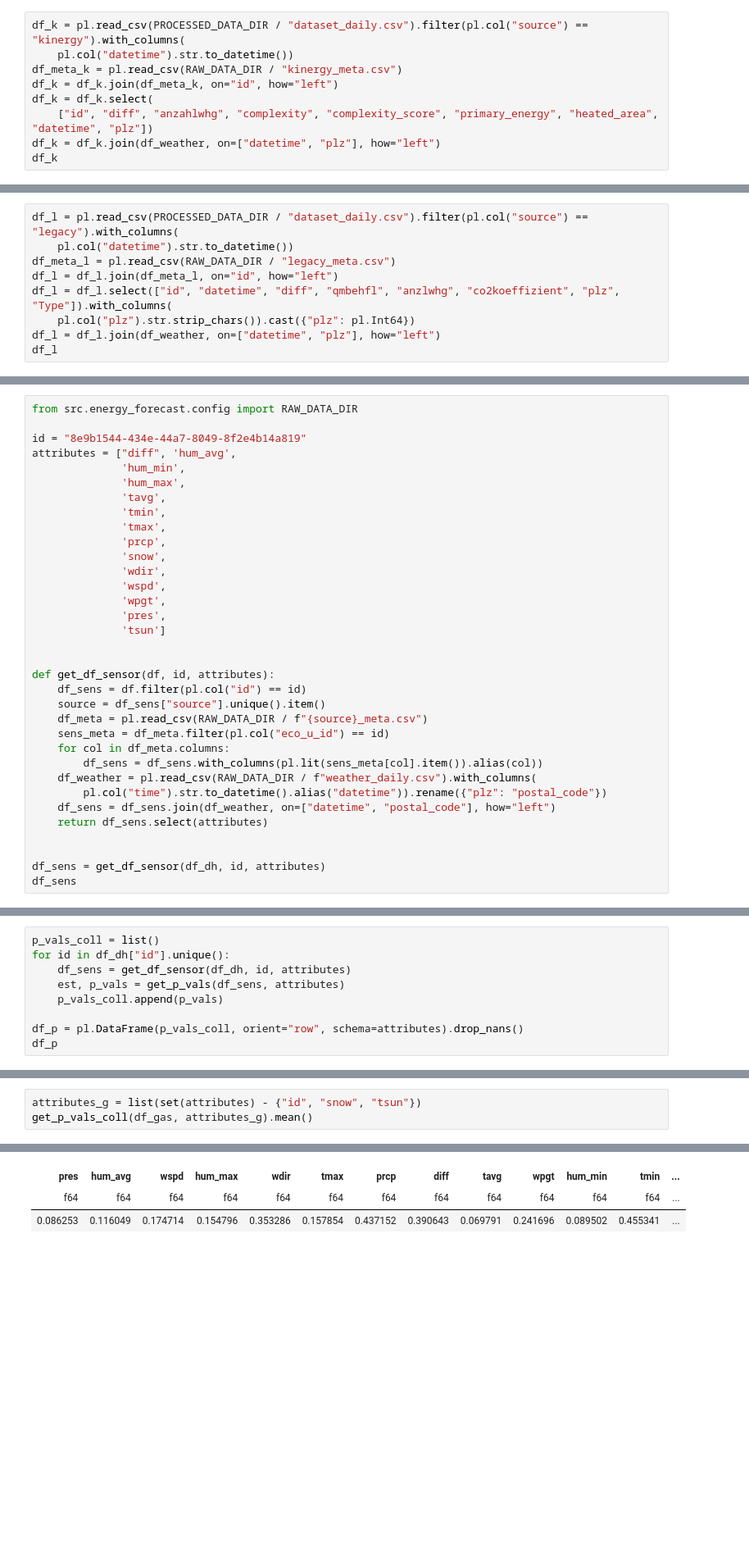
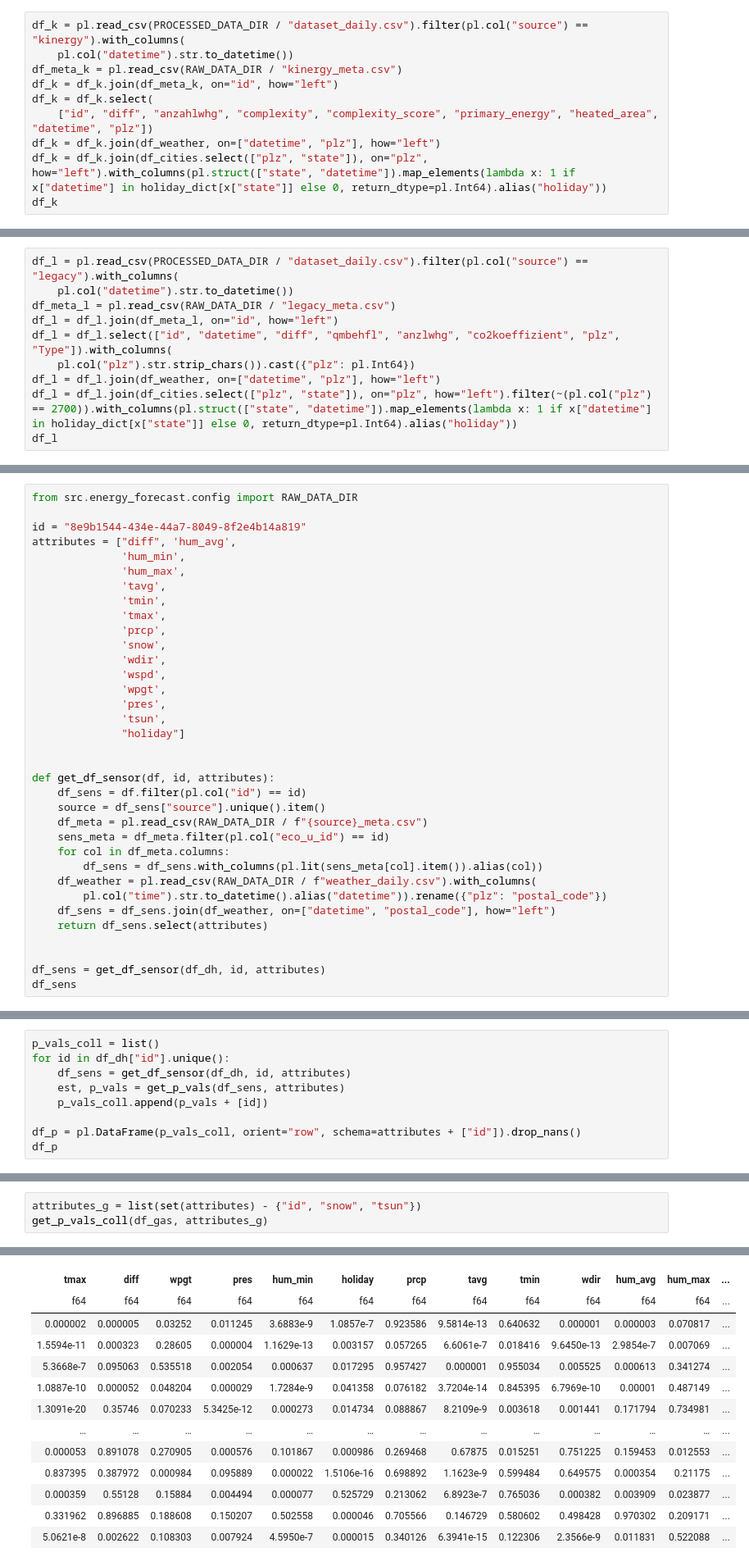
Before and after one commit to marja-w/energy-forecast-benchmark, a Jupyter notebook: notebooks/1.0-mw-correlation-analysis.ipynb, the cells around one changed output, grey strips where cells are left out. Shown at 82% size. Drawn from its saved outputs; the diff is of its cells as text; blank space fills up the shorter version.

```diff
--- a/notebooks/1.0-mw-correlation-analysis.ipynb
+++ b/notebooks/1.0-mw-correlation-analysis.ipynb
@@ -88,5 +59,6 @@ df_k = df_k.join(df_meta_k, on="id", how="left")
 df_k = df_k.select(
     ["id", "diff", "anzahlwhg", "complexity", "complexity_score", "primary_energy", "heated_area", "datetime", "plz"])
 df_k = df_k.join(df_weather, on=["datetime", "plz"], how="left")
+df_k = df_k.join(df_cities.select(["plz", "state"]), on="plz", how="left").with_columns(pl.struct(["state", "datetime"]).map_elements(lambda x: 1 if x["datetime"] in holiday_dict[x["state"]] else 0, return_dtype=pl.Int64).alias("holiday"))
 df_k
 # %% [output]
@@ -114,5 +86,6 @@ df_l = df_l.join(df_meta_l, on="id", how="left")
 df_l = df_l.select(["id", "datetime", "diff", "qmbehfl", "anzlwhg", "co2koeffizient", "plz", "Type"]).with_columns(
     pl.col("plz").str.strip_chars()).cast({"plz": pl.Int64})
 df_l = df_l.join(df_weather, on=["datetime", "plz"], how="left")
+df_l = df_l.join(df_cities.select(["plz", "state"]), on="plz", how="left").filter(~(pl.col("plz") == 2700)).with_columns(pl.struct(["state", "datetime"]).map_elements(lambda x: 1 if x["datetime"] in holiday_dict[x["state"]] else 0, return_dtype=pl.Int64).alias("holiday"))
 df_l
 # %% [output]
@@ -148,7 +121,8 @@ attributes = ["diff", 'hum_avg',
               'wspd',
               'wpgt',
               'pres',
-              'tsun']
+              'tsun',
+              "holiday"]
 
 
 def get_df_sensor(df, id, attributes):
@@ -258,8 +234,8 @@ p_vals_coll = list()
 for id in df_dh["id"].unique():
     df_sens = get_df_sensor(df_dh, id, attributes)
     est, p_vals = get_p_vals(df_sens, attributes)
-    p_vals_coll.append(p_vals)
+    p_vals_coll.append(p_vals + [id])
 
-df_p = pl.DataFrame(p_vals_coll, orient="row", schema=attributes).drop_nans()
+df_p = pl.DataFrame(p_vals_coll, orient="row", schema=attributes + ["id"]).drop_nans()
 df_p
 # %% [output]
@@ -495,5 +480,5 @@ shape: (55_471, 17)
 | "578e031d-e014-11eb-9d61-02b402… | 168 | 3141.78 | 281.0 | 90.0 | 90.0 | 90.0 | 18.4 | 15.1 | 26.5 | 4.2 | ... |
 # %%
 attributes_g = list(set(attributes) - {"id", "snow", "tsun"})
-get_p_vals_coll(df_gas, attributes_g).mean()
+get_p_vals_coll(df_gas, attributes_g)
 # %% [output]
@@ -501,6 +486,16 @@ shape: (1, 13)
-| pres | hum_avg | wspd | hum_max | wdir | tmax | prcp | diff | tavg | wpgt | hum_min | tmin | ... |
+| tmax | diff | wpgt | pres | hum_min | holiday | prcp | tavg | tmin | wdir | hum_avg | hum_max | ... |
 | f64 | f64 | f64 | f64 | f64 | f64 | f64 | f64 | f64 | f64 | f64 | f64 | ... |
-| 0.086253 | 0.116049 | 0.174714 | 0.154796 | 0.353286 | 0.157854 | 0.437152 | 0.390643 | 0.069791 | 0.241696 | 0.089502 | 0.455341 | ... |
+| 0.000002 | 0.000005 | 0.03252 | 0.011245 | 3.6883e-9 | 1.0857e-7 | 0.923586 | 9.5814e-13 | 0.640632 | 0.000001 | 0.000003 | 0.070817 | ... |
+| 1.5594e-11 | 0.000323 | 0.28605 | 0.000004 | 1.1629e-13 | 0.003157 | 0.057265 | 6.6061e-7 | 0.018416 | 9.6450e-13 | 2.9854e-7 | 0.007069 | ... |
+| 5.3668e-7 | 0.095063 | 0.535518 | 0.002054 | 0.000637 | 0.017295 | 0.957427 | 0.000001 | 0.955034 | 0.005525 | 0.000613 | 0.341274 | ... |
+| 1.0887e-10 | 0.000052 | 0.048204 | 0.000029 | 1.7284e-9 | 0.041358 | 0.076182 | 3.7204e-14 | 0.845395 | 6.7969e-10 | 0.00001 | 0.487149 | ... |
+| 1.3091e-20 | 0.35746 | 0.070233 | 5.3425e-12 | 0.000273 | 0.014734 | 0.088867 | 8.2109e-9 | 0.003618 | 0.001441 | 0.171794 | 0.734981 | ... |
+| … | … | … | … | … | … | … | … | … | … | … | … | ... |
+| 0.000053 | 0.891078 | 0.270905 | 0.000576 | 0.101867 | 0.000986 | 0.269468 | 0.67875 | 0.015251 | 0.751225 | 0.159453 | 0.012553 | ... |
+| 0.837395 | 0.387972 | 0.000984 | 0.095889 | 0.000022 | 1.5106e-16 | 0.698892 | 1.1623e-9 | 0.599484 | 0.649575 | 0.000354 | 0.21175 | ... |
+| 0.000359 | 0.55128 | 0.15884 | 0.004494 | 0.000077 | 0.525729 | 0.213062 | 6.8923e-7 | 0.765036 | 0.000382 | 0.003909 | 0.023877 | ... |
+| 0.331962 | 0.896885 | 0.188608 | 0.150207 | 0.502558 | 0.000046 | 0.705566 | 0.146729 | 0.580602 | 0.498428 | 0.970302 | 0.209171 | ... |
+| 5.0621e-8 | 0.002622 | 0.108303 | 0.007924 | 4.5950e-7 | 0.000015 | 0.340126 | 6.3941e-15 | 0.122306 | 2.3566e-9 | 0.011831 | 0.522088 | ... |
 # %%
 est, p_vals = get_p_vals(df_gas, attributes_g)
 for attr, p in zip(attributes_g, p_vals):
```
Also changed, not shown: parts of 30 cells of this notebook.
